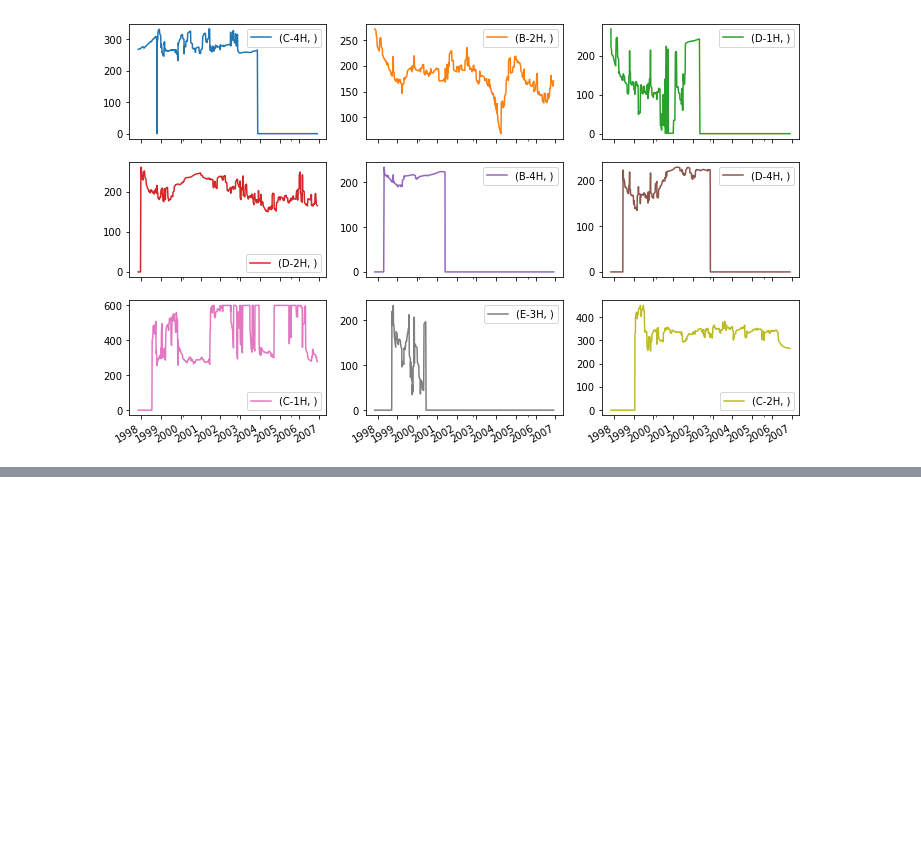
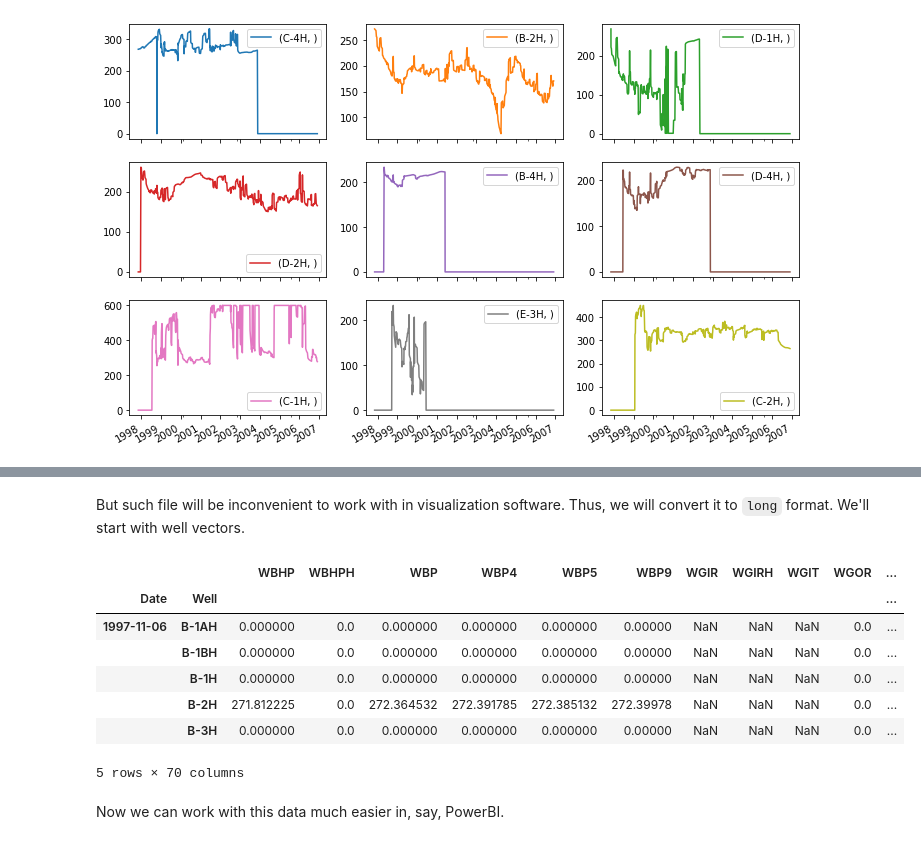
Before and after one commit to crayxt/re-workflow-notebooks, a Jupyter notebook: 01-ecl-notebooks/01-summary-files.ipynb, the cells around one changed output, grey strips where cells are left out. Cells and saved outputs as stored; diff of their text form; code cells hidden in the pictures; blank space fills up the shorter version.

```diff
--- a/01-ecl-notebooks/01-summary-files.ipynb
+++ b/01-ecl-notebooks/01-summary-files.ipynb
@@ -160,0 +208,20 @@ df[["WBHP"]].to_excel("norne-wbhp.xlsx")
+# %% [markdown]
+But such file will be inconvenient to work with in visualization software. Thus, we will convert it to `long` format. We'll start with well vectors.
+# %%
+df_w = df[[i for i in df.columns if i[0].startswith("W")]].stack([1,2])
+# %%
+# Drop empty level
+df_w.index = df_w.index.droplevel(2)
+df_w.index.set_names(["Date", "Well"], inplace=True)
+# %%
+# Preview the data
+df_w.head()
+# %% [output]
+|  |  | WBHP | WBHPH | WBP | WBP4 | WBP5 | WBP9 | WGIR | WGIRH | WGIT | WGOR | ... |
+| Date | Well |  |  |  |  |  |  |  |  |  |  | ... |
+| 1997-11-06 | B-1AH | 0.000000 | 0.0 | 0.000000 | 0.000000 | 0.000000 | 0.00000 | NaN | NaN | NaN | 0.0 | ... |
+|  | B-1BH | 0.000000 | 0.0 | 0.000000 | 0.000000 | 0.000000 | 0.00000 | NaN | NaN | NaN | 0.0 | ... |
+|  | B-1H | 0.000000 | 0.0 | 0.000000 | 0.000000 | 0.000000 | 0.00000 | NaN | NaN | NaN | 0.0 | ... |
+|  | B-2H | 271.812225 | 0.0 | 272.364532 | 272.391785 | 272.385132 | 272.39978 | NaN | NaN | NaN | 0.0 | ... |
+|  | B-3H | 0.000000 | 0.0 | 0.000000 | 0.000000 | 0.000000 | 0.00000 | NaN | NaN | NaN | 0.0 | ... |
+5 rows × 70 columns
@@ -160,0 +231,2 @@ df[["WBHP"]].to_excel("norne-wbhp.xlsx")
+# %% [markdown]
+Now we can work with this data much easier in, say, PowerBI.
```
Also changed, not shown: parts of 20 cells of this notebook.
